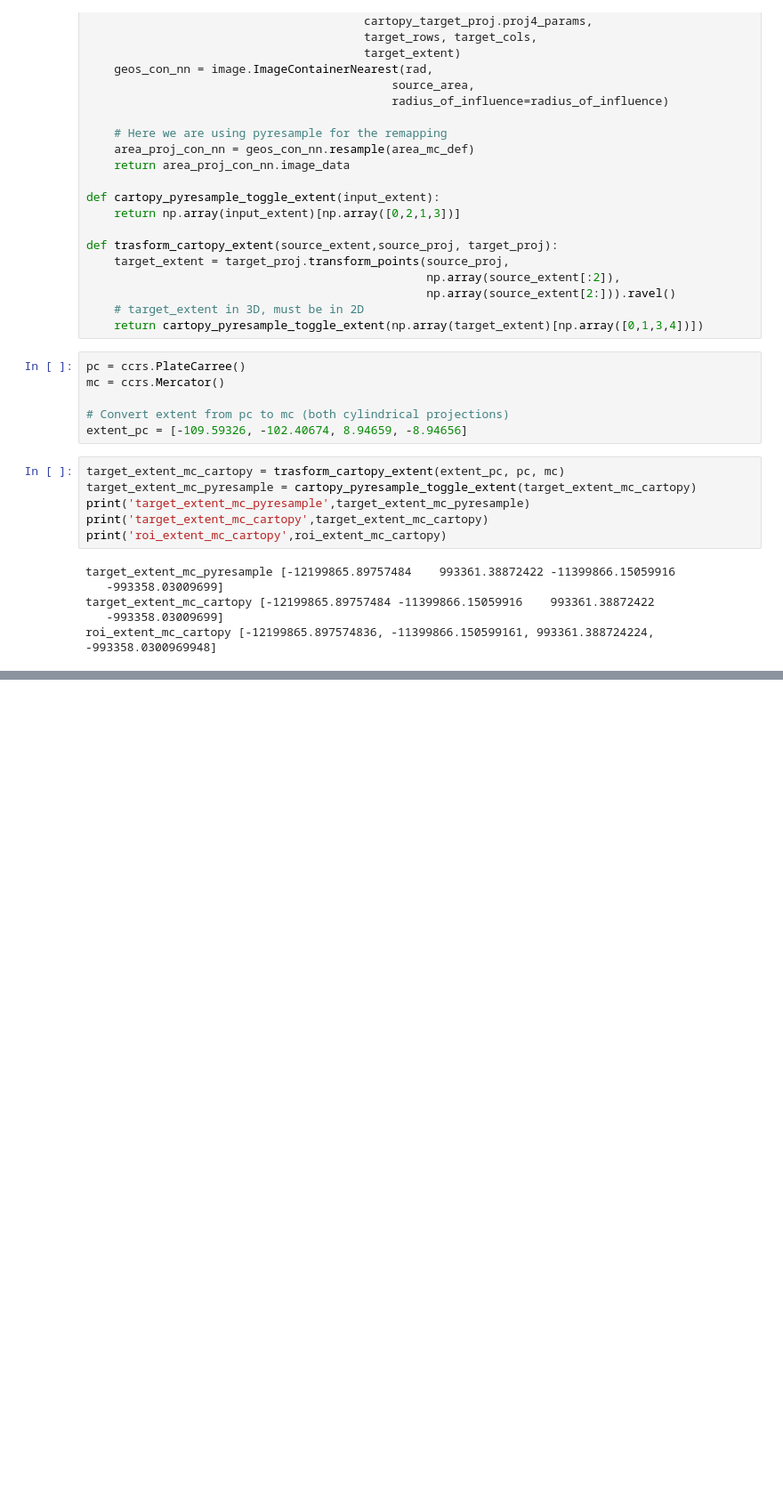
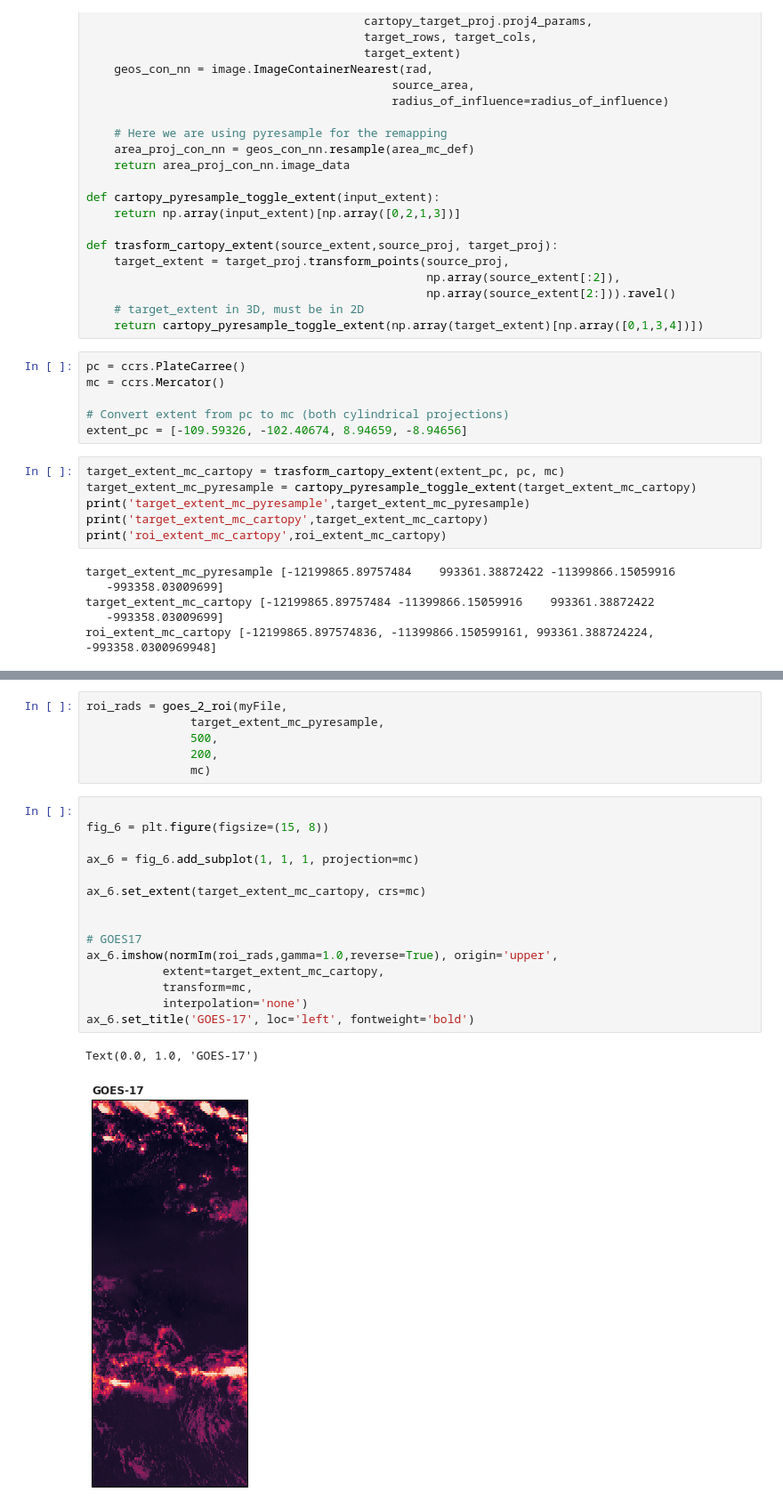
Before and after one commit to adomakor412/GOEScode, a Jupyter notebook: Radiance to BT.ipynb, the cells around one changed output, grey strips where cells are left out. Shown at 89% size. Drawn from its saved outputs; the diff is of its cells as text; blank space fills up the shorter version.

```diff
--- a/Radiance to BT.ipynb
+++ b/Radiance to BT.ipynb
@@ -345,0 +344,24 @@ Text(0.0, 1.0, 'GOES-17')
+# %%
+roi_rads = goes_2_roi(myFile,
+               target_extent_mc_pyresample,
+               500,
+               200,
+               mc)
+# %%
+
+fig_6 = plt.figure(figsize=(15, 8))
+
+ax_6 = fig_6.add_subplot(1, 1, 1, projection=mc)
+
+ax_6.set_extent(target_extent_mc_cartopy, crs=mc)
+
+
+# GOES17
+ax_6.imshow(normIm(roi_rads,gamma=1.0,reverse=True), origin='upper',
+           extent=target_extent_mc_cartopy,
+           transform=mc,
+           interpolation='none')
+ax_6.set_title('GOES-17', loc='left', fontweight='bold')
+# %% [output]
+Text(0.0, 1.0, 'GOES-17')
+[figure, added]
```
Also changed, not shown: parts of 15 cells of this notebook, 1 other file.
